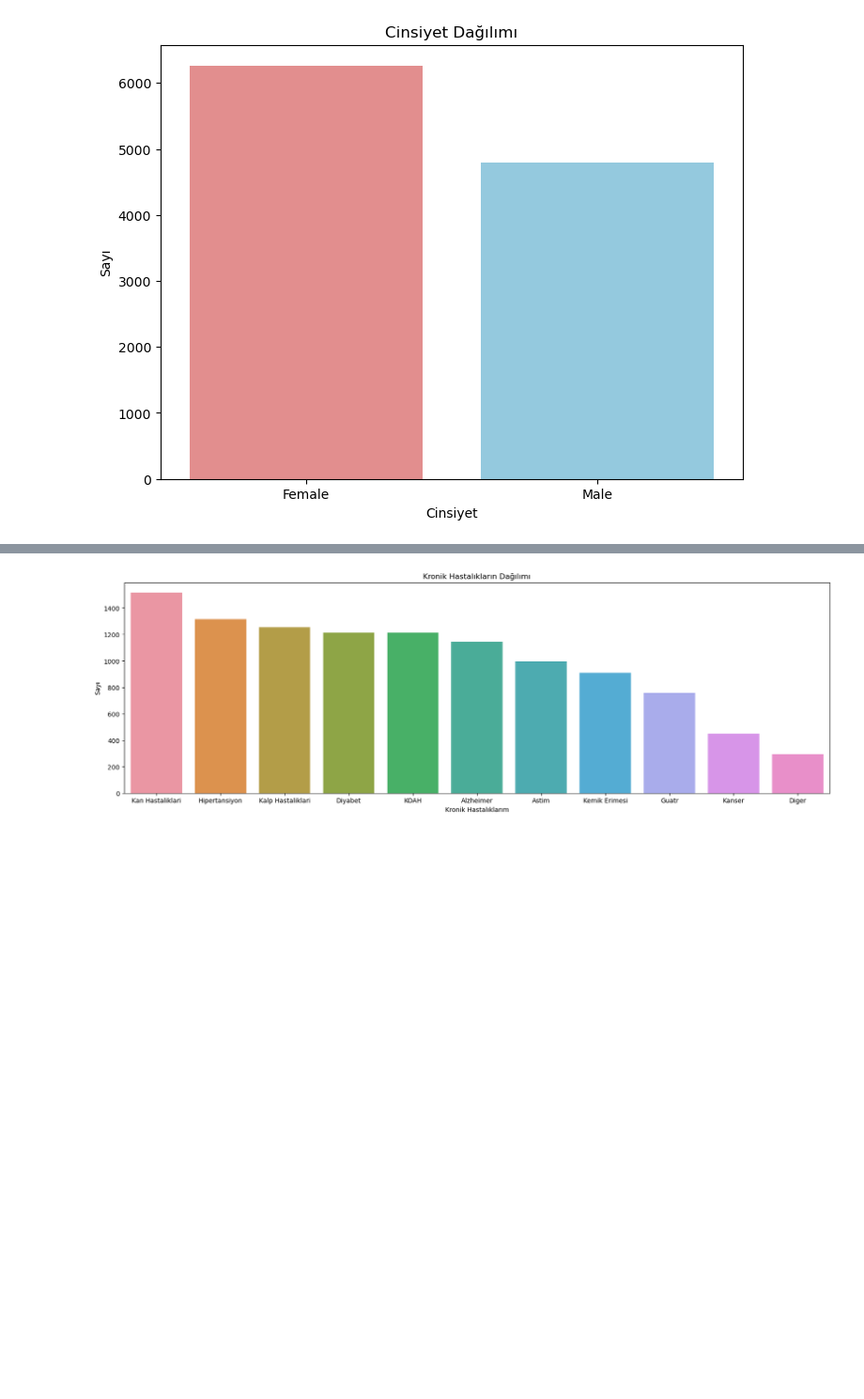
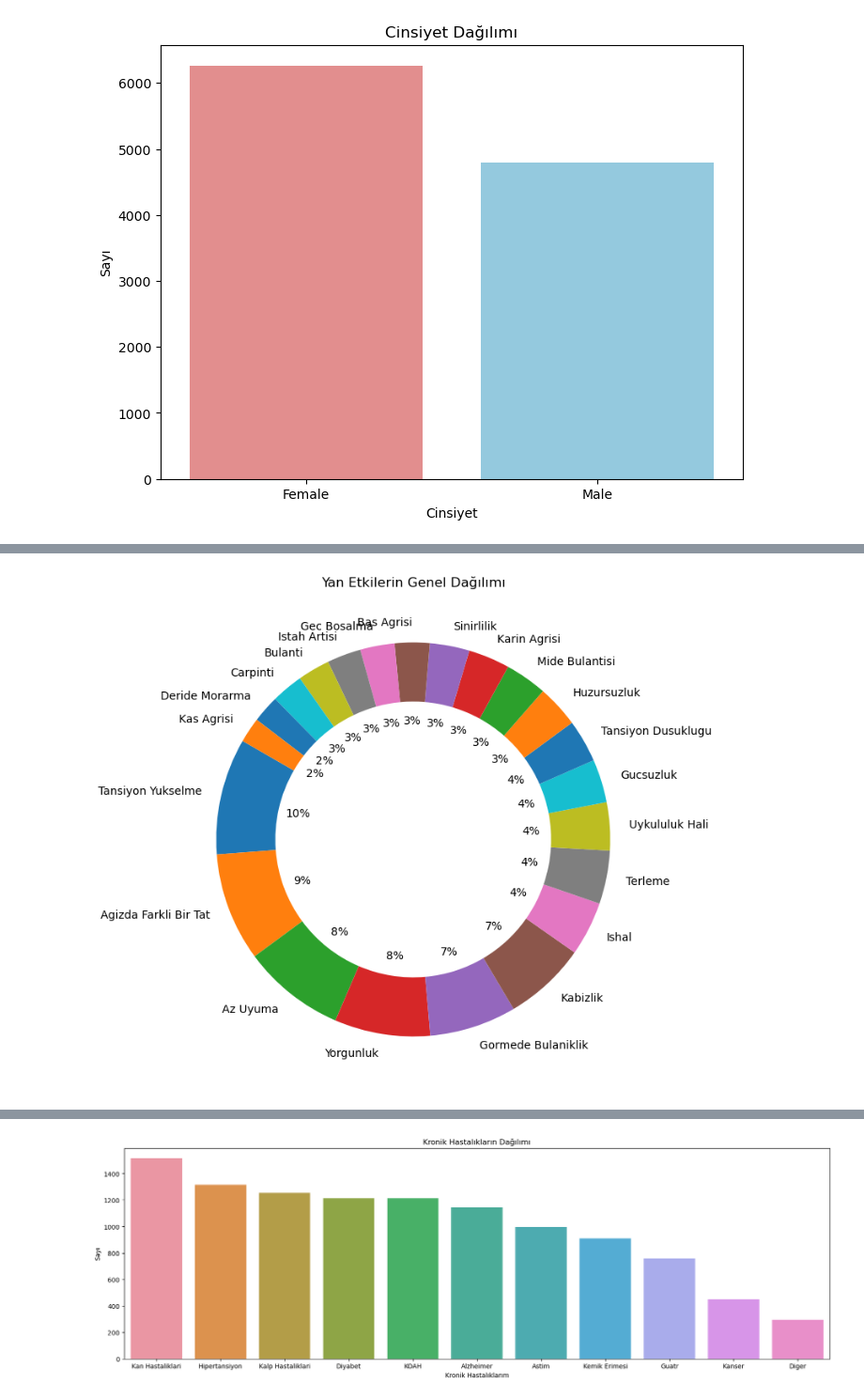
Before and after one commit to Tubaakbas/Pusula_Tuba_AKBAS, a Jupyter notebook: Side_Effect.ipynb, the cells around one changed output, grey strips where cells are left out. Shown at 94% size. Saved outputs shown, nothing was run; the diff lists cells and outputs as text; code cells hidden in the pictures; blank space fills up the shorter version.

```diff
--- a/Side_Effect.ipynb
+++ b/Side_Effect.ipynb
@@ -268,0 +289,11 @@ plt.show()
+# %%
+# Yan etkilerin sayısı
+yan_etki_toplam = side_effect_data['Yan_Etki'].value_counts()
+
+# Doughnut grafiği oluşturma
+plt.figure(figsize=(8, 8))
+plt.pie(yan_etki_toplam, labels=yan_etki_toplam.index, autopct='%1.f%%', startangle=150, wedgeprops=dict(width=0.3))
+plt.title('Yan Etkilerin Genel Dağılımı')
+plt.show()
+# %% [output]
+[figure, added]
```
Also changed, not shown: parts of 11 cells of this notebook.
